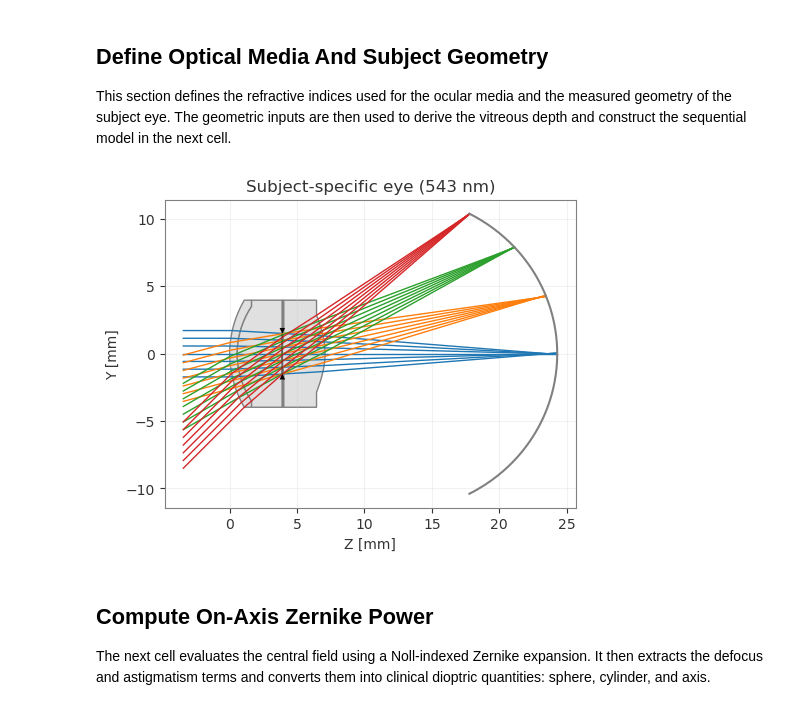
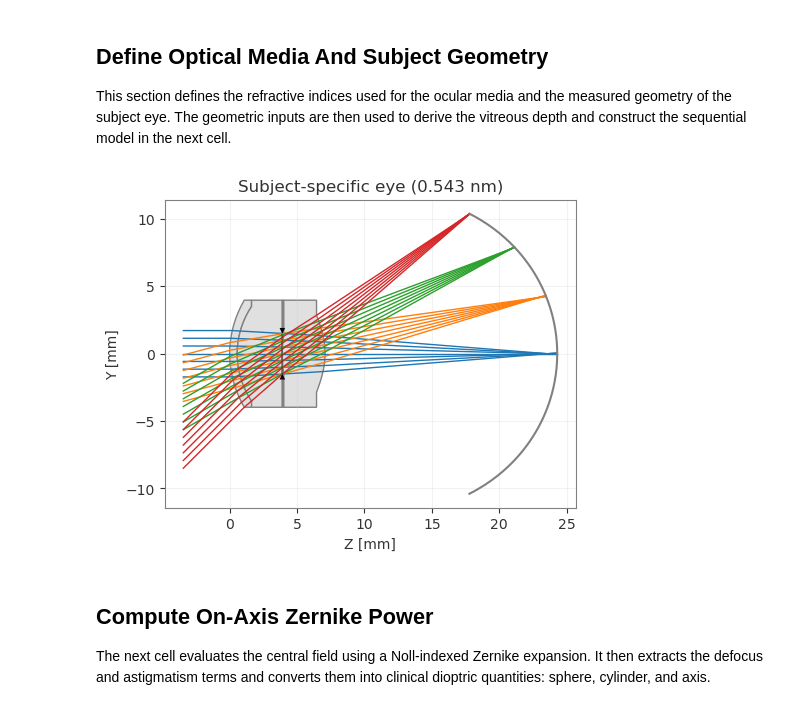
Before and after one commit to optiland/optiland, a Jupyter notebook: docs/gallery/miscellaneous/eye.ipynb, the cells around one changed output. Saved outputs shown, nothing was run; the diff lists cells and outputs as text; code cells hidden in the pictures.

Commit message:
define wavelength and pupil diameter at one place

```diff
--- a/docs/gallery/miscellaneous/eye.ipynb
+++ b/docs/gallery/miscellaneous/eye.ipynb
@@ -45,6 +45,9 @@ geometry = {
     "retina_curvature": -11.3357,  # mm
     "retina_asphericity": -0.0631,
 }
+
+PUPIL_DIAMETER_MM = 3.0
+WAVELENGTH_UM = 0.543
 # %% [markdown]
 ## Define Optical Media And Subject Geometry
 
@@ -113,28 +116,28 @@ for i, (label, radius, thickness, conic, material) in enumerate(subject_surfaces
         surface_kwargs["conic"] = conic
     eye.surfaces.add(**surface_kwargs)
 
-# Use a fixed 3.0 mm analysis pupil for ray tracing and aberration evaluation
+# Use a fixed analysis pupil for ray tracing and aberration evaluation
 eye.set_aperture(
     aperture_type="float_by_stop_size",
-    value=3.0,
+    value=PUPIL_DIAMETER_MM,
 )
 
 eye.fields.set_type(field_type="angle")
 for angle_deg in [0, 15, 30, 45]:
     eye.fields.add(angle_deg)
 
-eye.wavelengths.add(0.543)
+eye.wavelengths.add(WAVELENGTH_UM)
 # %%
 # Plot the subject-specific eye in a 2D YZ meridional view
 fig, ax = eye.draw(
     fields="all",
     wavelengths="primary",
     num_rays=7,
     projection="YZ",
-    title="Subject-specific eye (543 nm)",
+    title=f"Subject-specific eye ({WAVELENGTH_UM} nm)",
 )
 # %% [output]
-[figure, old version]
+[figure, new version]
 # %% [markdown]
 ## Compute On-Axis Zernike Power
 
```
Also changed, not shown: parts of 2 cells of this notebook.
